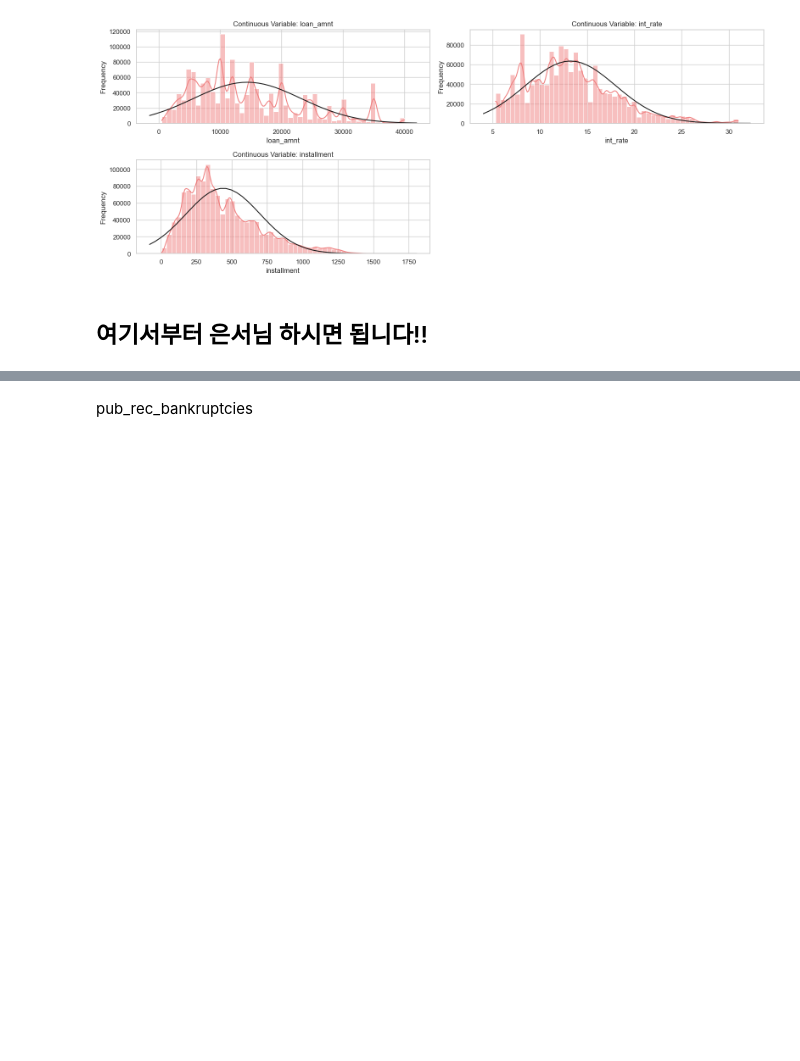
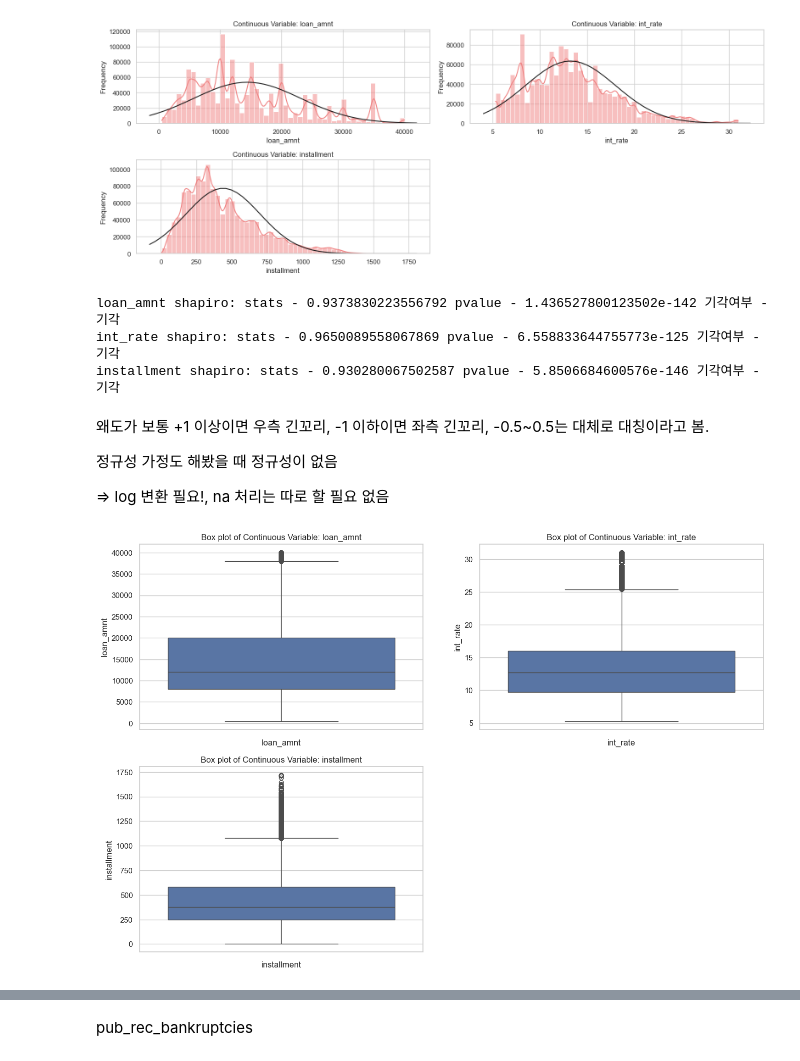
Before and after one commit to sese7414/LendingClub_project, a Jupyter notebook: merge_lending.ipynb, the cells around one changed output, grey strips where cells are left out. Saved outputs shown, nothing was run; the diff lists cells and outputs as text; code cells hidden in the pictures; blank space fills up the shorter version.

```diff
--- a/merge_lending.ipynb
+++ b/merge_lending.ipynb
@@ -27,5 +36,5 @@ FileNotFoundError: [Errno 2] No such file or directory: 'accepted_2007_to_2018Q4
 # %%
-# 대출상환 항목 3개만 남기기
-## acc = 대출상환목록 3개로 정리
-acc= acc[acc['loan_status'].isin(['Fully Paid', 'Charged Off', 'Default'])].copy()
+# # 대출상환 항목 3개만 남기기
+# ## acc = 대출상환목록 3개로 정리
+# acc= acc[acc['loan_status'].isin(['Fully Paid', 'Charged Off', 'Default'])].copy()
 # %%
@@ -39,8 +48,8 @@ acc['loan_status'] = acc['loan_status'].map(status_map)
 # %%
-# null 값이 80% 이상인 컬럼 삭제
-## acc = 대출상환목록 3개로 정리, Null 값이 80% 이상인 컬럼 삭제
+# # null 값이 80% 이상인 컬럼 삭제
+# ## acc = 대출상환목록 3개로 정리, Null 값이 80% 이상인 컬럼 삭제
 
-threshold = acc.shape[0] * 0.8               # 기준 만들고
-cols_to_drop = acc.columns[acc.isnull().sum() > threshold]  # 조건에 맞는 컬럼 추출
-acc = acc.drop(columns=cols_to_drop)          # 해당 컬럼 삭제
+# threshold = acc.shape[0] * 0.8               # 기준 만들고
+# cols_to_drop = acc.columns[acc.isnull().sum() > threshold]  # 조건에 맞는 컬럼 추출
+# acc = acc.drop(columns=cols_to_drop)          # 해당 컬럼 삭제
 # %%
@@ -88,20 +93,20 @@ plt.figure(figsize=(16, 12))
 for i, var in enumerate(continuous_vars):
     plt.subplot(4, 2, i + 1)
     # 데이터 분포 히스토그램
-    sns.histplot(acc.iloc[:, :6][var], kde=True, color='lightcoral', bins=50)
+    sns.histplot(acc[var], kde=True, color='lightcoral', bins=50)
 
     # 왜도 출력
-    print(f'{var} skewness:', stats.skew(acc.iloc[:, :6][var]))
+    print(f'{var} skewness:', stats.skew(acc[var]))
 
     # 정규분포 곡선 추가 (히스토그램 기준에 맞게 스케일링)
     xmin, xmax = plt.xlim()
     x = np.linspace(xmin, xmax, 50)
-    mean = acc.iloc[:, :6][var].mean()
-    std = acc.iloc[:, :6][var].std()
+    mean = acc[var].mean()
+    std = acc[var].std()
     pdf = stats.norm.pdf(x, mean, std)
 
     bin_width = (xmax - xmin) / 50
-    pdf_scaled = pdf * len(acc.iloc[:, :6][var]) * bin_width  # 스케일 조정
+    pdf_scaled = pdf * len(acc[var]) * bin_width  # 스케일 조정
 
     plt.plot(x, pdf_scaled, 'k', linewidth=1.5)
     plt.title(f'Continuous Variable: {var}')
@@ -109,7 +114,8 @@ for i, var in enumerate(continuous_vars):
     plt.ylabel('Frequency')
 
 plt.tight_layout()
-plt.savefig('image/histogram_0~5_cn.png', dpi=150)
+# 저장 코드
+# plt.savefig('image/histogram_0~5_cn.png', dpi=150)
 plt.show()
 # %% [output]
 loan_amnt skewness: 0.7824983744130591
@@ -117,10 +123,32 @@ int_rate skewness: 0.7134897274225662
 installment skewness: 1.006541533525739
 [figure]
 # %%
-#
+# 정규성 가정 확인
 for var in continuous_vars:
-    stat, pvalue = stats.shapiro(sehee_check[var])
+    stat, pvalue = stats.shapiro(acc[var])
     t = '기각' if pvalue < 0.05 else '귀무가설 채택'
     print(f'{var} shapiro: stats - {stat} pvalue - {pvalue} 기각여부 - {t}')
+# %% [output]
+loan_amnt shapiro: stats - 0.9373830223556792 pvalue - 1.436527800123502e-142 기각여부 - 기각
+int_rate shapiro: stats - 0.9650089558067869 pvalue - 6.558833644755773e-125 기각여부 - 기각
+installment shapiro: stats - 0.930280067502587 pvalue - 5.8506684600576e-146 기각여부 - 기각
-# %% [markdown]
-## 여기서부터 은서님 하시면 됩니다!!
+# %% [markdown]
+왜도가 보통 +1 이상이면 우측 긴꼬리, -1 이하이면 좌측 긴꼬리, -0.5~0.5는 대체로 대칭이라고 봄.
+
+정규성 가정도 해봤을 때 정규성이 없음
+
+=> log 변환 필요!, na 처리는 따로 할 필요 없음
+# %%
+# 박스 플랏도 한 번 살펴보기
+plt.figure(figsize=(16, 22))
+for i, var in enumerate(continuous_vars):
+    plt.subplot(4, 2, i + 1)
+    sns.boxplot(acc[var])
+    plt.title(f'Box plot of Continuous Variable: {var}')
+    plt.xlabel(var)
+
+# 저장 코드
+# plt.savefig('image/boxplot_sehee_cn.png', dpi=150)
+plt.show()
+# %% [output]
+[figure, added]
```
Also changed, not shown: parts of 75 cells of this notebook.
